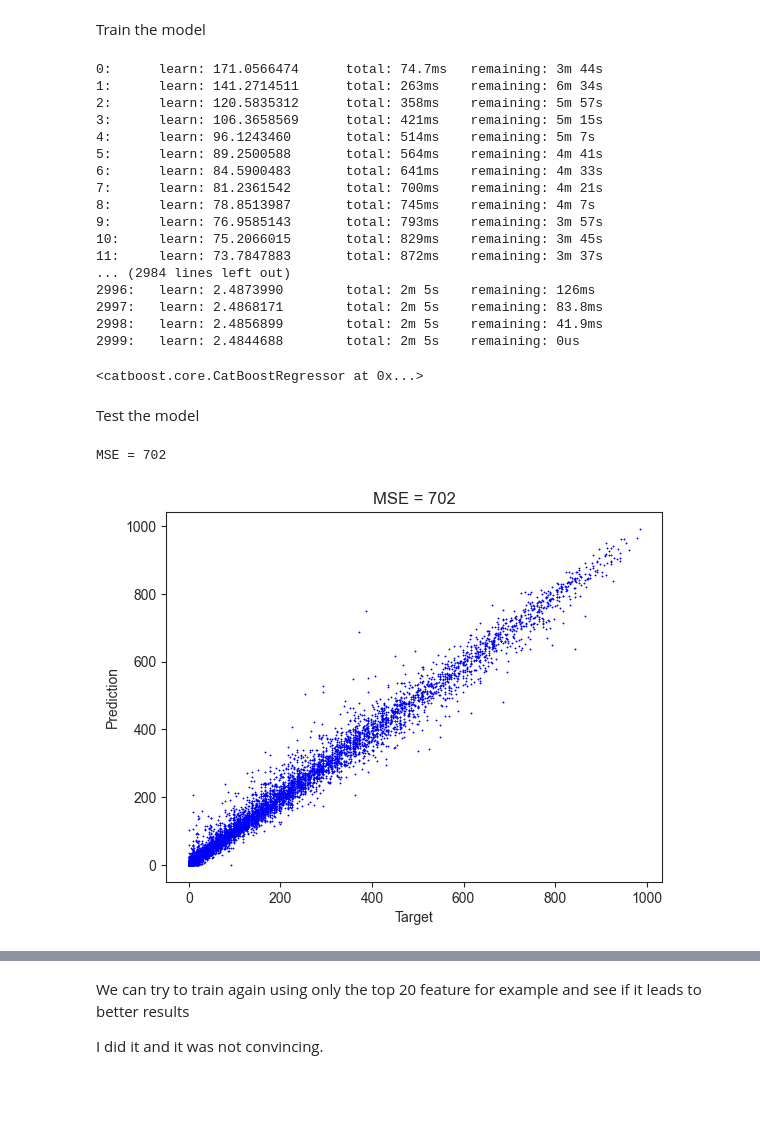
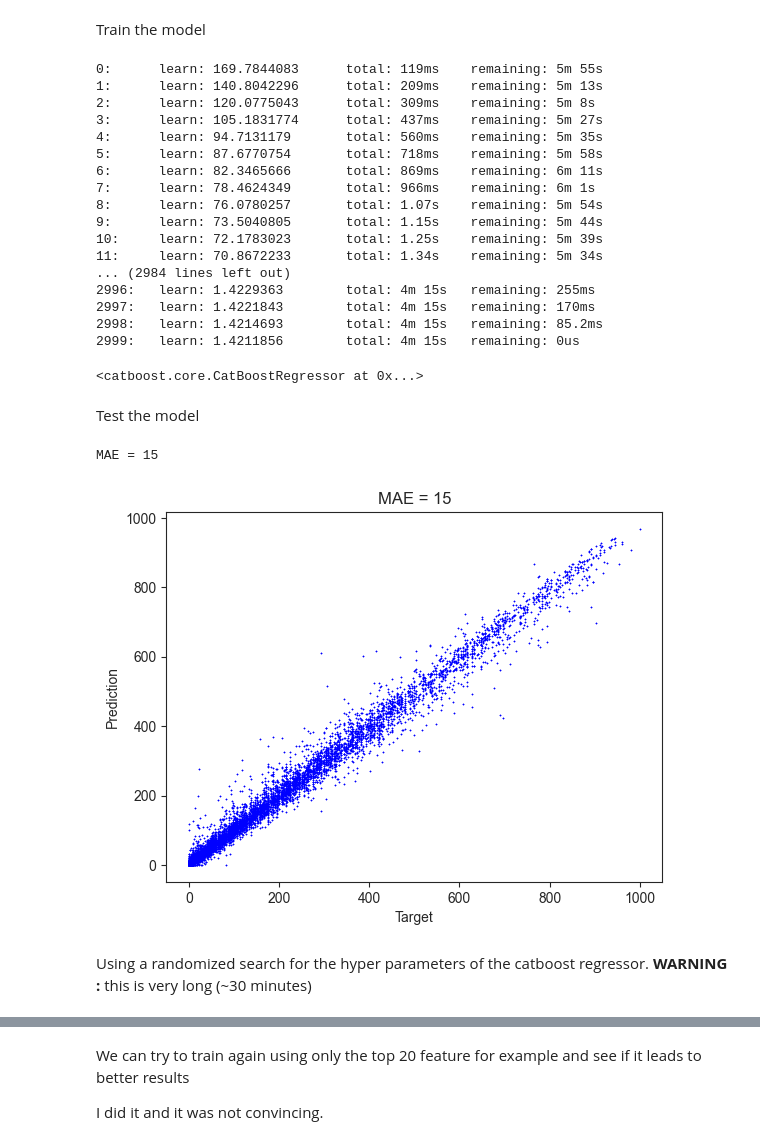
Before and after one commit to hugokerino/Energy-forecasting-NTNU, a Jupyter notebook: data/Noe/Data_exploration.ipynb, the cells around one changed output, grey strips where cells are left out. Saved outputs shown, nothing was run; the diff lists cells and outputs as text; code cells hidden in the pictures; blank space fills up the shorter version.

```diff
--- a/data/Noe/Data_exploration.ipynb
+++ b/data/Noe/Data_exploration.ipynb
@@ -1004,28 +1004,28 @@ Train the model
 # %%
 catboost_model = CatBoostRegressor(iterations=3000,
                           learning_rate=0.25,
-                          depth=9,
+                          depth=10,
                           loss_function='RMSE')
 
 catboost_model.fit(X_train, Y_train)
 # %% [output]
-0:      learn: 171.0566474      total: 74.7ms   remaining: 3m 44s
-1:      learn: 141.2714511      total: 263ms    remaining: 6m 34s
-2:      learn: 120.5835312      total: 358ms    remaining: 5m 57s
-3:      learn: 106.3658569      total: 421ms    remaining: 5m 15s
-4:      learn: 96.1243460       total: 514ms    remaining: 5m 7s
-5:      learn: 89.2500588       total: 564ms    remaining: 4m 41s
-6:      learn: 84.5900483       total: 641ms    remaining: 4m 33s
-7:      learn: 81.2361542       total: 700ms    remaining: 4m 21s
-8:      learn: 78.8513987       total: 745ms    remaining: 4m 7s
-9:      learn: 76.9585143       total: 793ms    remaining: 3m 57s
-10:     learn: 75.2066015       total: 829ms    remaining: 3m 45s
-11:     learn: 73.7847883       total: 872ms    remaining: 3m 37s
+0:      learn: 169.7844083      total: 119ms    remaining: 5m 55s
+1:      learn: 140.8042296      total: 209ms    remaining: 5m 13s
+2:      learn: 120.0775043      total: 309ms    remaining: 5m 8s
+3:      learn: 105.1831774      total: 437ms    remaining: 5m 27s
+4:      learn: 94.7131179       total: 560ms    remaining: 5m 35s
+5:      learn: 87.6770754       total: 718ms    remaining: 5m 58s
+6:      learn: 82.3465666       total: 869ms    remaining: 6m 11s
+7:      learn: 78.4624349       total: 966ms    remaining: 6m 1s
+8:      learn: 76.0780257       total: 1.07s    remaining: 5m 54s
+9:      learn: 73.5040805       total: 1.15s    remaining: 5m 44s
+10:     learn: 72.1783023       total: 1.25s    remaining: 5m 39s
+11:     learn: 70.8672233       total: 1.34s    remaining: 5m 34s
 ... (2984 lines left out)
-2996:   learn: 2.4873990        total: 2m 5s    remaining: 126ms
-2997:   learn: 2.4868171        total: 2m 5s    remaining: 83.8ms
-2998:   learn: 2.4856899        total: 2m 5s    remaining: 41.9ms
-2999:   learn: 2.4844688        total: 2m 5s    remaining: 0us
+2996:   learn: 1.4229363        total: 4m 15s   remaining: 255ms
+2997:   learn: 1.4221843        total: 4m 15s   remaining: 170ms
+2998:   learn: 1.4214693        total: 4m 15s   remaining: 85.2ms
+2999:   learn: 1.4211856        total: 4m 15s   remaining: 0us
 <catboost.core.CatBoostRegressor at 0x...>
 # %% [markdown]
 Test the model
@@ -1034,35 +1034,38 @@ Test the model
 Y_pred = catboost_model.predict(X_test)
 Y_pred[Y_pred<0]=0
 
 # Get only the predictions at round hours
 # retrieve the time axis
 """mask = X_Train.index.isin(X_test.index)
 timestamps = X_Train.loc[mask, 'date_forecast']
 # select round hours
 Y_pred_hour = select_o_clock(pd.DataFrame({
     'time': timestamps,
     'pv_measurement': Y_pred
     }),'time')
 Y_test_hour = select_o_clock(pd.DataFrame({
     'time': timestamps,
     'pv_measurement': Y_test
     }),'time')"""
 
-mse = mean_squared_error(Y_test, Y_pred)
+mae = mean_absolute_error(Y_test, Y_pred)
 #mse_hour = mean_squared_error(Y_test_hour['pv_measurement'], Y_pred_hour['pv_measurement'])
 
 
-print(f"MSE = {mse:.0f}")
+print(f"MAE = {mae:.0f}")
 #print(f"MSE (round hours)= {mse_hour:.0f}")
 
 
 plt.figure()
 plt.scatter(Y_test,Y_pred,s=0.05,c="b",marker="*",)
 #plt.scatter(Y_test_hour['pv_measurement'],Y_pred_hour['pv_measurement'],s=0.05,c="r",marker="*",)
 plt.xlabel("Target")
 plt.ylabel("Prediction")
-plt.title(f"MSE = {mse:.0f}")
+plt.title(f"MAE = {mae:.0f}")
 plt.show()
 # %% [output]
-MSE = 702
+MAE = 15
-[figure, old version]
+[figure, new version]
+# %% [markdown]
+Using a randomized search for the hyper parameters of the catboost regressor.
+**WARNING :** this is very long (~30 minutes)
```
Also changed, not shown: parts of 20 cells of this notebook, 7 other files.
